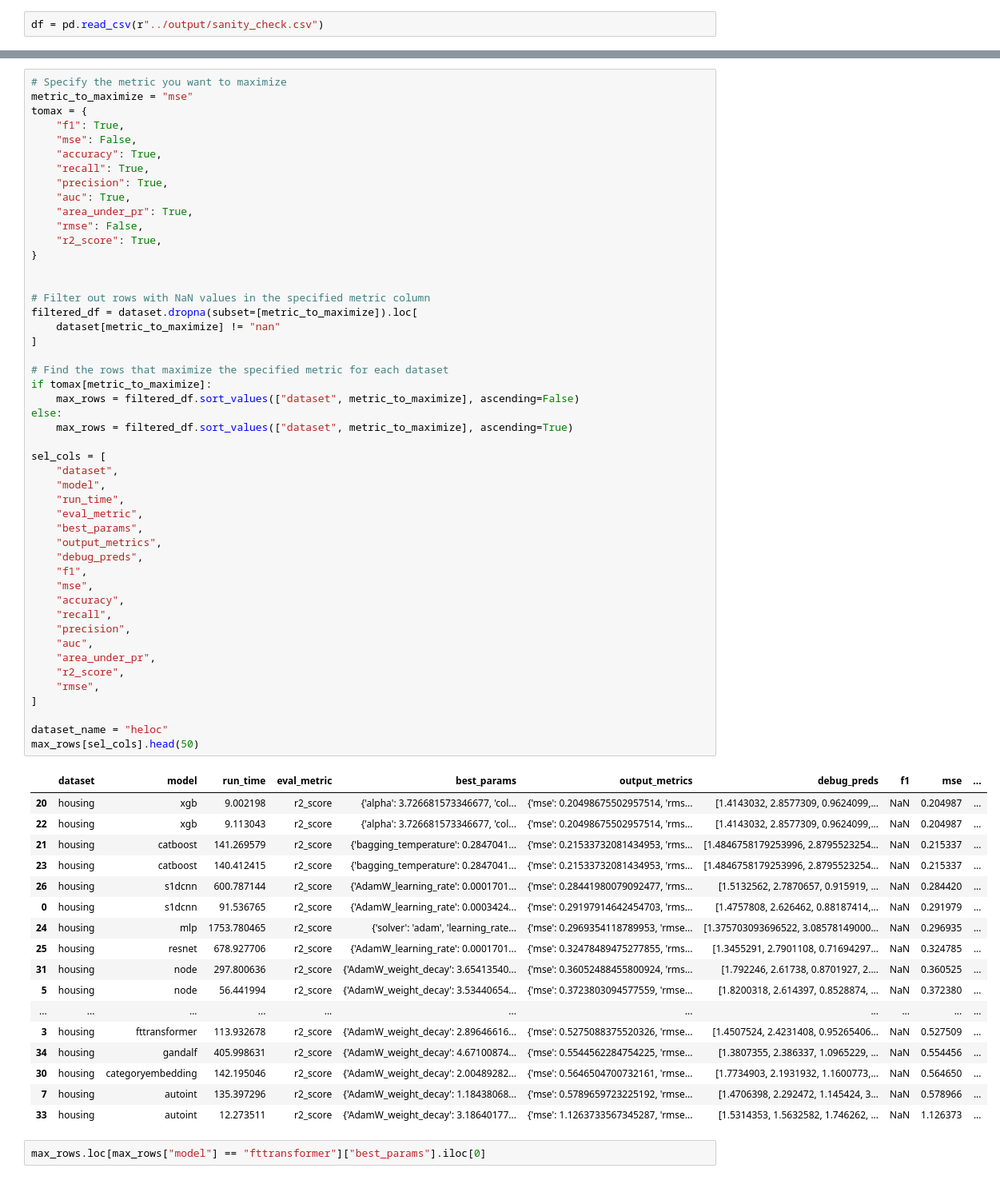
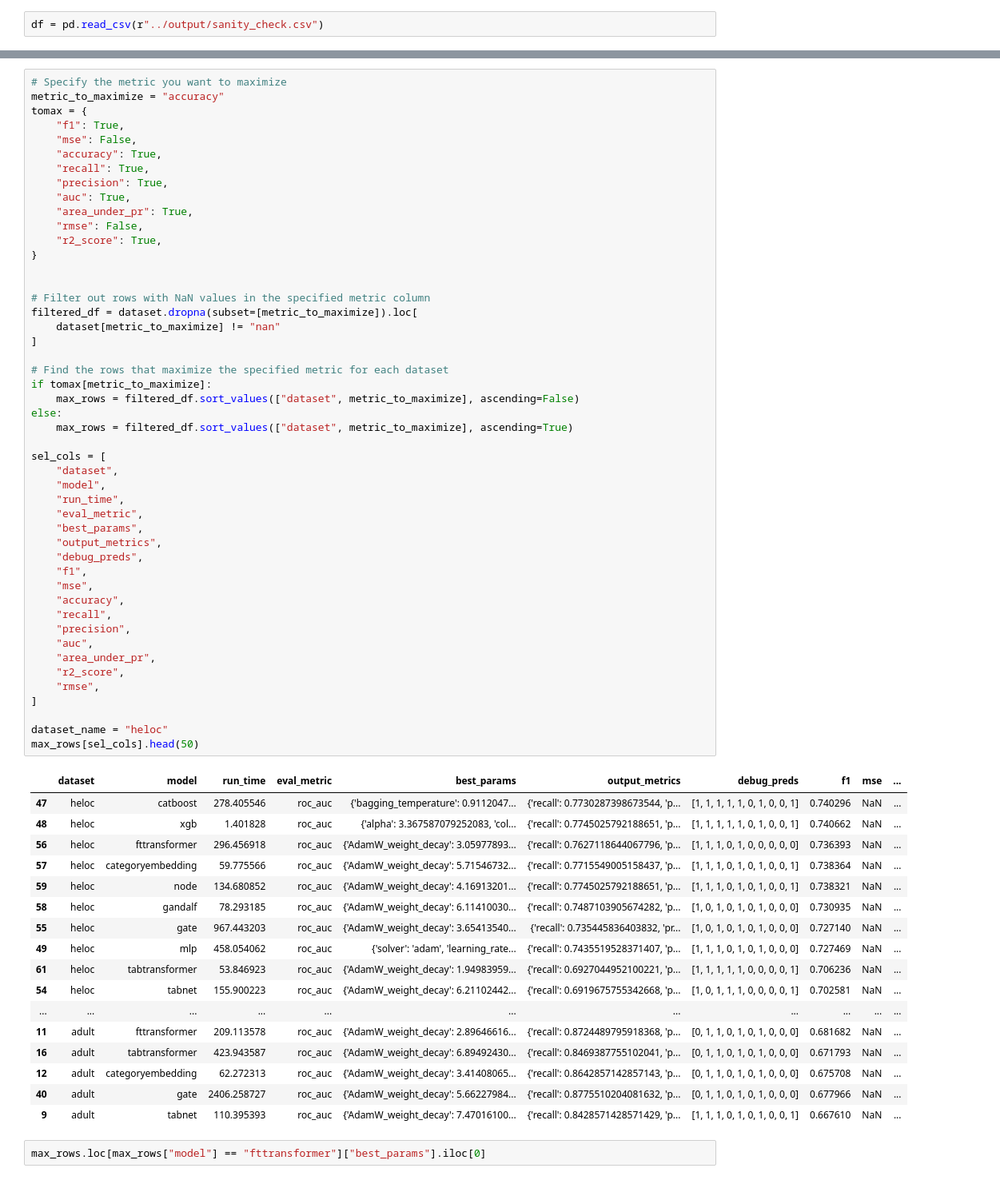
Before and after one commit to mdicio/AutoDeep, a Jupyter notebook: notebooks/ExplorationBook.ipynb, the cells around one changed output, grey strips where cells are left out. Shown at 80% size. Drawn from its saved outputs; the diff is of its cells as text.

```diff
--- a/notebooks/ExplorationBook.ipynb
+++ b/notebooks/ExplorationBook.ipynb
@@ -30,7 +30,7 @@ for metric in metric_names:
     )
 # %%
 # Specify the metric you want to maximize
-metric_to_maximize = "mse"
+metric_to_maximize = "accuracy"
 tomax = {
     "f1": True,
     "mse": False,
@@ -51,49 +51,49 @@ filtered_df = dataset.dropna(subset=[metric_to_maximize]).loc[
 
 # Find the rows that maximize the specified metric for each dataset
 if tomax[metric_to_maximize]:
     max_rows = filtered_df.sort_values(["dataset", metric_to_maximize], ascending=False)
 else:
     max_rows = filtered_df.sort_values(["dataset", metric_to_maximize], ascending=True)
 
 sel_cols = [
     "dataset",
     "model",
     "run_time",
     "eval_metric",
     "best_params",
     "output_metrics",
     "debug_preds",
     "f1",
     "mse",
     "accuracy",
     "recall",
     "precision",
     "auc",
     "area_under_pr",
     "r2_score",
     "rmse",
 ]
 
 dataset_name = "heloc"
 max_rows[sel_cols].head(50)
 # %% [output]
 |  | dataset | model | run_time | eval_metric | best_params | output_metrics | debug_preds | f1 | mse | ... |
-| 20 | housing | xgb | 9.002198 | r2_score | {'alpha': 3.726681573346677, 'col... | {'mse': 0.20498675502957514, 'rms... | [1.4143032, 2.8577309, 0.9624099,... | NaN | 0.204987 | ... |
-| 22 | housing | xgb | 9.113043 | r2_score | {'alpha': 3.726681573346677, 'col... | {'mse': 0.20498675502957514, 'rms... | [1.4143032, 2.8577309, 0.9624099,... | NaN | 0.204987 | ... |
-| 21 | housing | catboost | 141.269579 | r2_score | {'bagging_temperature': 0.2847041... | {'mse': 0.21533732081434953, 'rms... | [1.4846758179253996, 2.8795523254... | NaN | 0.215337 | ... |
-| 23 | housing | catboost | 140.412415 | r2_score | {'bagging_temperature': 0.2847041... | {'mse': 0.21533732081434953, 'rms... | [1.4846758179253996, 2.8795523254... | NaN | 0.215337 | ... |
-| 26 | housing | s1dcnn | 600.787144 | r2_score | {'AdamW_learning_rate': 0.0001701... | {'mse': 0.28441980079092477, 'rms... | [1.5132562, 2.7870657, 0.915919, ... | NaN | 0.284420 | ... |
-| 0 | housing | s1dcnn | 91.536765 | r2_score | {'AdamW_learning_rate': 0.0003424... | {'mse': 0.29197914642454703, 'rms... | [1.4757808, 2.626462, 0.88187414,... | NaN | 0.291979 | ... |
-| 24 | housing | mlp | 1753.780465 | r2_score | {'solver': 'adam', 'learning_rate... | {'mse': 0.2969354118789953, 'rmse... | [1.375703093696522, 3.08578149000... | NaN | 0.296935 | ... |
-| 25 | housing | resnet | 678.927706 | r2_score | {'AdamW_learning_rate': 0.0001701... | {'mse': 0.32478489475277855, 'rms... | [1.3455291, 2.7901108, 0.71694297... | NaN | 0.324785 | ... |
-| 31 | housing | node | 297.800636 | r2_score | {'AdamW_weight_decay': 3.65413540... | {'mse': 0.36052488455800924, 'rms... | [1.792246, 2.61738, 0.8701927, 2.... | NaN | 0.360525 | ... |
-| 5 | housing | node | 56.441994 | r2_score | {'AdamW_weight_decay': 3.53440654... | {'mse': 0.3723803094577559, 'rmse... | [1.8200318, 2.614397, 0.8528874, ... | NaN | 0.372380 | ... |
+| 47 | heloc | catboost | 278.405546 | roc_auc | {'bagging_temperature': 0.9112047... | {'recall': 0.7730287398673544, 'p... | [1, 1, 1, 1, 1, 0, 1, 0, 0, 1] | 0.740296 | NaN | ... |
+| 48 | heloc | xgb | 1.401828 | roc_auc | {'alpha': 3.367587079252083, 'col... | {'recall': 0.7745025792188651, 'p... | [1, 1, 1, 1, 1, 0, 1, 0, 0, 1] | 0.740662 | NaN | ... |
+| 56 | heloc | fttransformer | 296.456918 | roc_auc | {'AdamW_weight_decay': 3.05977893... | {'recall': 0.7627118644067796, 'p... | [1, 1, 1, 0, 1, 0, 0, 0, 0, 0] | 0.736393 | NaN | ... |
+| 57 | heloc | categoryembedding | 59.775566 | roc_auc | {'AdamW_weight_decay': 5.71546732... | {'recall': 0.7715549005158437, 'p... | [1, 1, 1, 0, 1, 0, 1, 0, 0, 1] | 0.738364 | NaN | ... |
+| 59 | heloc | node | 134.680852 | roc_auc | {'AdamW_weight_decay': 4.16913201... | {'recall': 0.7745025792188651, 'p... | [1, 1, 1, 0, 1, 0, 1, 0, 0, 1] | 0.738321 | NaN | ... |
+| 58 | heloc | gandalf | 78.293185 | roc_auc | {'AdamW_weight_decay': 6.11410030... | {'recall': 0.7487103905674282, 'p... | [1, 0, 1, 0, 1, 0, 1, 0, 0, 0] | 0.730935 | NaN | ... |
+| 55 | heloc | gate | 967.443203 | roc_auc | {'AdamW_weight_decay': 3.65413540... | {'recall': 0.735445836403832, 'pr... | [1, 0, 1, 0, 1, 0, 1, 0, 0, 0] | 0.727140 | NaN | ... |
+| 49 | heloc | mlp | 458.054062 | roc_auc | {'solver': 'adam', 'learning_rate... | {'recall': 0.7435519528371407, 'p... | [1, 1, 1, 0, 1, 0, 1, 0, 0, 0] | 0.727469 | NaN | ... |
+| 61 | heloc | tabtransformer | 53.846923 | roc_auc | {'AdamW_weight_decay': 1.94983959... | {'recall': 0.6927044952100221, 'p... | [1, 1, 1, 1, 1, 0, 0, 0, 0, 1] | 0.706236 | NaN | ... |
+| 54 | heloc | tabnet | 155.900223 | roc_auc | {'AdamW_weight_decay': 6.21102442... | {'recall': 0.6919675755342668, 'p... | [1, 0, 1, 1, 1, 0, 0, 0, 0, 1] | 0.702581 | NaN | ... |
 | ... | ... | ... | ... | ... | ... | ... | ... | ... | ... | ... |
-| 3 | housing | fttransformer | 113.932678 | r2_score | {'AdamW_weight_decay': 2.89646616... | {'mse': 0.5275088375520326, 'rmse... | [1.4507524, 2.4231408, 0.95265406... | NaN | 0.527509 | ... |
-| 34 | housing | gandalf | 405.998631 | r2_score | {'AdamW_weight_decay': 4.67100874... | {'mse': 0.5544562284754225, 'rmse... | [1.3807355, 2.386337, 1.0965229, ... | NaN | 0.554456 | ... |
-| 30 | housing | categoryembedding | 142.195046 | r2_score | {'AdamW_weight_decay': 2.00489282... | {'mse': 0.5646504700732161, 'rmse... | [1.7734903, 2.1931932, 1.1600773,... | NaN | 0.564650 | ... |
-| 7 | housing | autoint | 135.397296 | r2_score | {'AdamW_weight_decay': 1.18438068... | {'mse': 0.5789659723225192, 'rmse... | [1.4706398, 2.292472, 1.145424, 3... | NaN | 0.578966 | ... |
-| 33 | housing | autoint | 12.273511 | r2_score | {'AdamW_weight_decay': 3.18640177... | {'mse': 1.1263733567345287, 'rmse... | [1.5314353, 1.5632582, 1.746262, ... | NaN | 1.126373 | ... |
+| 11 | adult | fttransformer | 209.113578 | roc_auc | {'AdamW_weight_decay': 2.89646616... | {'recall': 0.8724489795918368, 'p... | [0, 1, 1, 0, 1, 0, 1, 0, 0, 0] | 0.681682 | NaN | ... |
+| 16 | adult | tabtransformer | 423.943587 | roc_auc | {'AdamW_weight_decay': 6.89492430... | {'recall': 0.8469387755102041, 'p... | [0, 1, 1, 0, 1, 0, 1, 0, 0, 0] | 0.671793 | NaN | ... |
+| 12 | adult | categoryembedding | 62.272313 | roc_auc | {'AdamW_weight_decay': 3.41408065... | {'recall': 0.8642857142857143, 'p... | [0, 1, 1, 0, 1, 0, 1, 0, 0, 0] | 0.675708 | NaN | ... |
+| 40 | adult | gate | 2406.258727 | roc_auc | {'AdamW_weight_decay': 5.66227984... | {'recall': 0.8775510204081632, 'p... | [0, 1, 1, 0, 1, 0, 1, 0, 0, 0] | 0.677966 | NaN | ... |
+| 9 | adult | tabnet | 110.395393 | roc_auc | {'AdamW_weight_decay': 7.47016100... | {'recall': 0.8428571428571429, 'p... | [1, 1, 1, 0, 1, 0, 1, 0, 0, 1] | 0.667610 | NaN | ... |
 # %%
 max_rows.loc[max_rows["model"] == "fttransformer"]["best_params"].iloc[0]
 # %%
```
Also changed, not shown: 14 other files.
